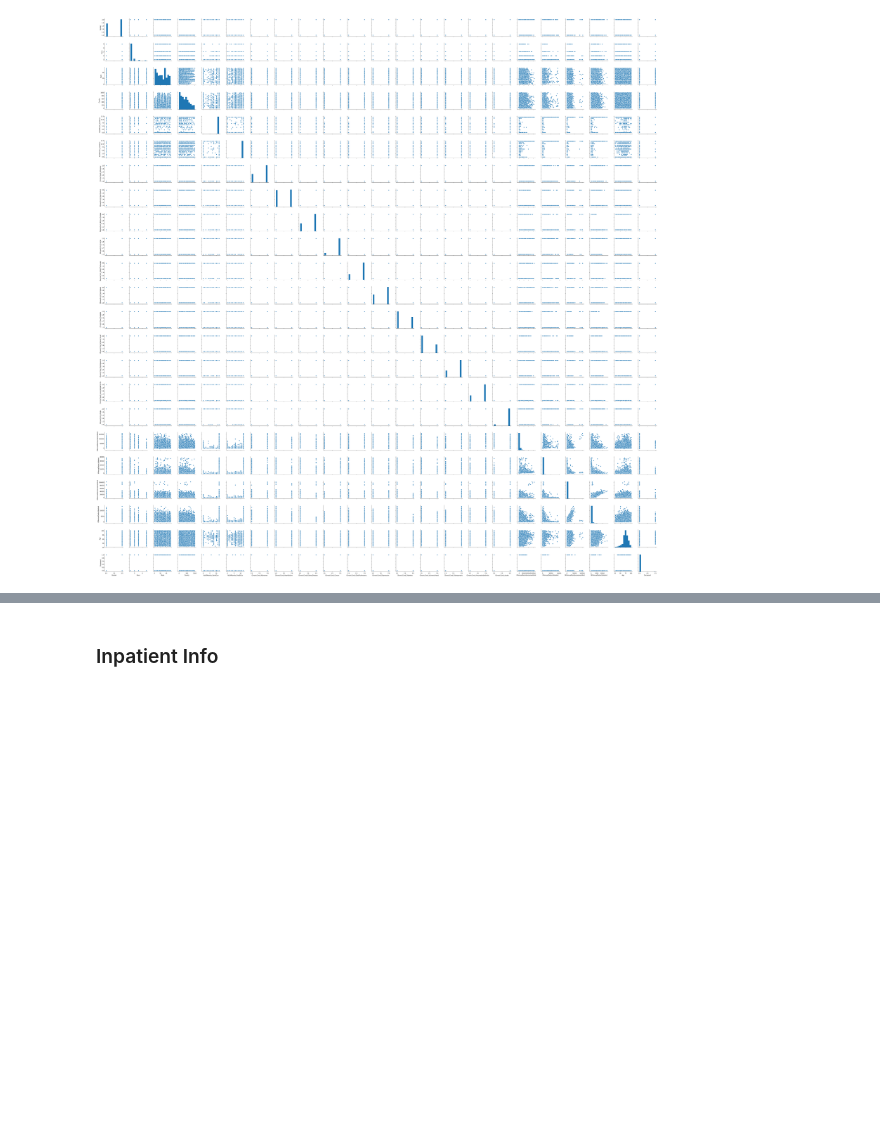
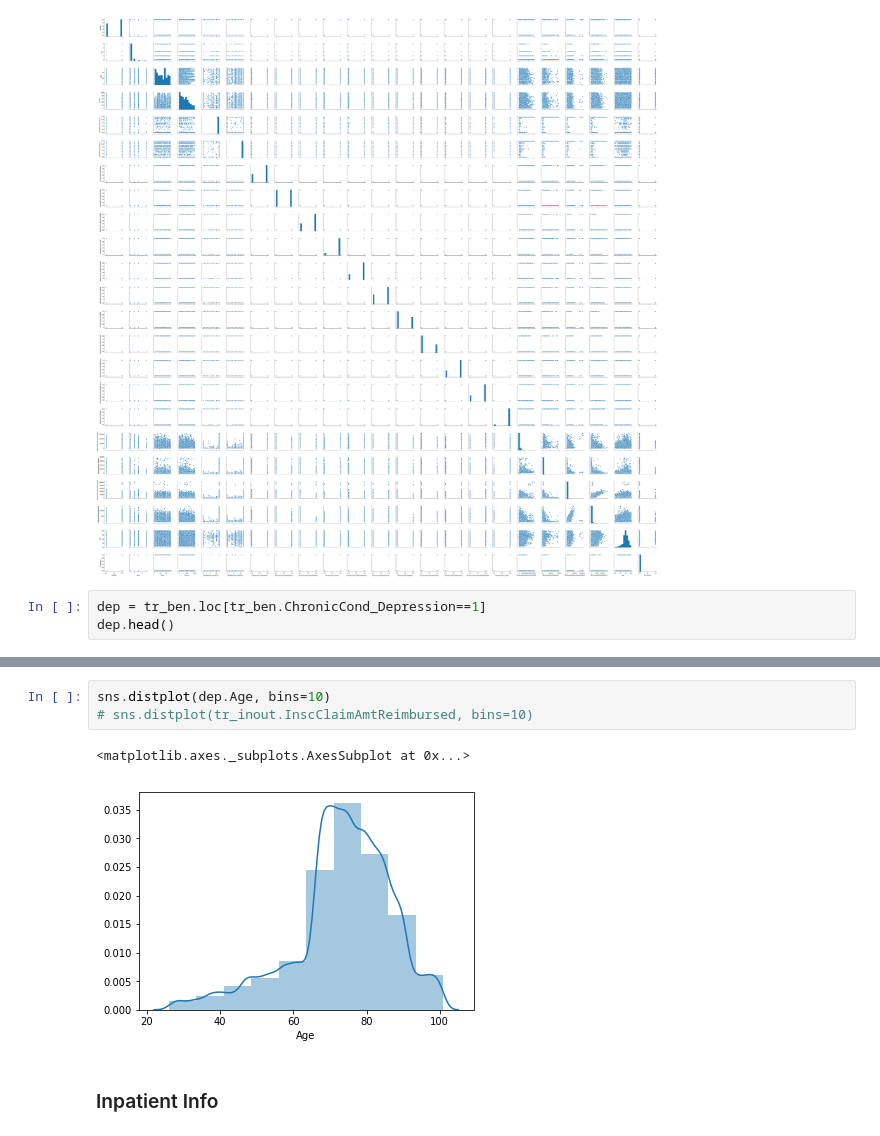
Before and after one commit to whohuhwhat/HC_Prov_Fraud, a Jupyter notebook: Train and Beneficiary.ipynb, the cells around one changed output, grey strips where cells are left out. Saved outputs shown, nothing was run; the diff lists cells and outputs as text; blank space fills up the shorter version.

```diff
--- a/Train and Beneficiary.ipynb
+++ b/Train and Beneficiary.ipynb
@@ -469,3 +469,6 @@ sns.pairplot(tr_ben)
 # %% [output]
 <seaborn.axisgrid.PairGrid at 0x...>
 [figure]
+# %%
+dep = tr_ben.loc[tr_ben.ChronicCond_Depression==1]
+dep.head()
@@ -472,3 +513,9 @@ sns.pairplot(tr_ben)
+# %%
+sns.distplot(dep.Age, bins=10)
+# sns.distplot(tr_inout.InscClaimAmtReimbursed, bins=10)
+# %% [output]
+<matplotlib.axes._subplots.AxesSubplot at 0x...>
+[figure, added]
 # %% [markdown]
 ### Inpatient Info
 # %% [markdown]
```
Also changed, not shown: parts of 4 cells of this notebook, 1 other file.
